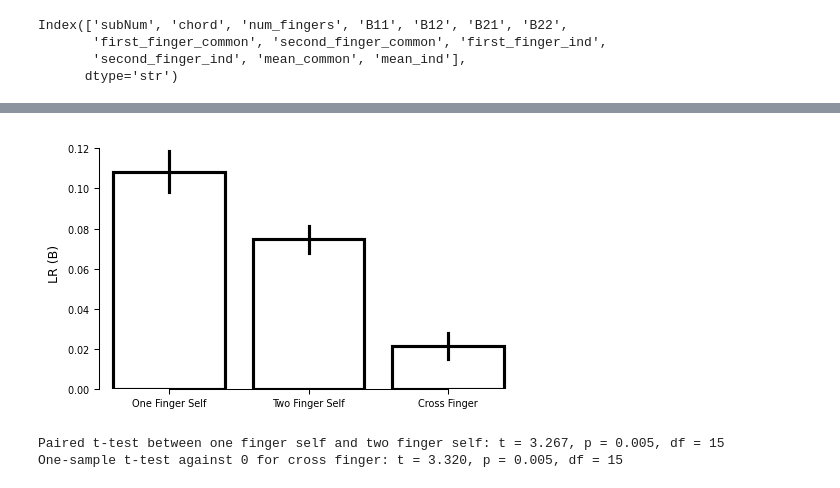
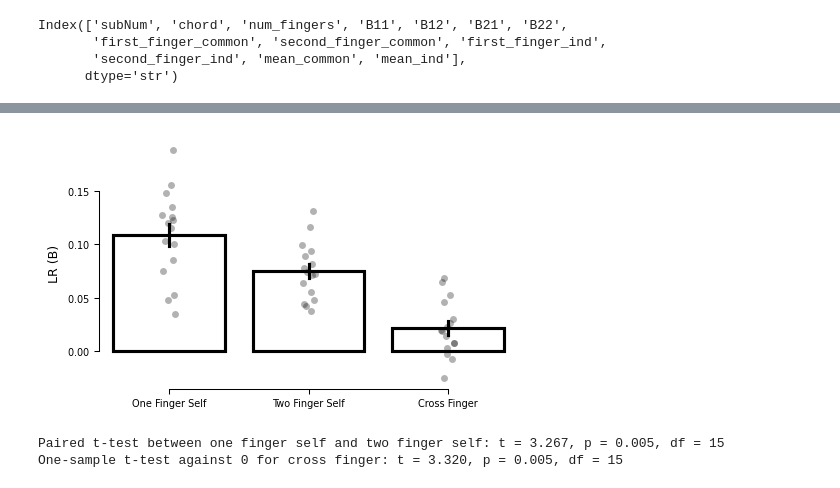
Before and after one commit to manazerzadeh/ChordAdaptationDynamics, a Jupyter notebook: Version3/ControllerAnalysis.ipynb, the cells around one changed output, grey strips where cells are left out. Saved outputs shown, nothing was run; the diff lists cells and outputs as text; code cells hidden in the pictures.

```diff
--- a/Version3/ControllerAnalysis.ipynb
+++ b/Version3/ControllerAnalysis.ipynb
@@ -604,34 +604,34 @@ grouped_data = betas.groupby(['subNum', 'num_fingers']).agg({
 }).reset_index().sort_values(by=['subNum', 'num_fingers'])
 
 one_finger = grouped_data[grouped_data['num_fingers'] == 1][['subNum', 'mean_B_diag']].rename(columns={'mean_B_diag': 'LR'})
 one_finger['condition'] = 'one_finger_self'
 
 two_finger_self = grouped_data[grouped_data['num_fingers'] == 2][['subNum', 'mean_B_diag']].rename(columns={'mean_B_diag': 'LR'})
 two_finger_self['condition'] = 'two_finger_self'
 
 cross_finger = grouped_data[grouped_data['num_fingers'] == 2][['subNum', 'mean_B_off_diag']].rename(columns={'mean_B_off_diag': 'LR'})
 cross_finger['condition'] = 'cross_finger'
 
 plot_data = pd.concat([one_finger, two_finger_self, cross_finger], ignore_index=True)
 condition_order = ['one_finger_self', 'two_finger_self', 'cross_finger']
 
 sns.barplot(data=plot_data, x='condition', y='LR', order=condition_order, ax=ax, fill=False, color='black', errorbar='se')
-# sns.stripplot(data=plot_data, x='condition', y='LR', order=condition_order, ax=ax, color='black', jitter=0.2, alpha=0.3)
+sns.stripplot(data=plot_data, x='condition', y='LR', order=condition_order, ax=ax, color='black', jitter=0.05, alpha=0.3)
 ax.set_xlabel('')
 ax.set_ylabel('LR (B)')
 ax.set_xticks([0, 1, 2], ['One Finger Self', 'Two Finger Self', 'Cross Finger'])
 sns.despine(trim=True)
 plt.tight_layout()
 plt.savefig(path_figs + 'LR_self_cross.pdf')
 plt.show()
 
 # statistical tests
 result = stats.ttest_rel(one_finger['LR'], two_finger_self['LR'])
 print(f"Paired t-test between one finger self and two finger self: t = {result.statistic:.3f}, p = {result.pvalue:.3f}, df = {result.df}")
 
 result = stats.ttest_1samp(cross_finger['LR'], 0)
 print(f"One-sample t-test against 0 for cross finger: t = {result.statistic:.3f}, p = {result.pvalue:.3f}, df = {result.df}")
 # %% [output]
-[figure, old version]
+[figure, new version]
 Paired t-test between one finger self and two finger self: t = 3.267, p = 0.005, df = 15
 One-sample t-test against 0 for cross finger: t = 3.320, p = 0.005, df = 15
```
Also changed, not shown: parts of 7 cells of this notebook, 10 other files.
